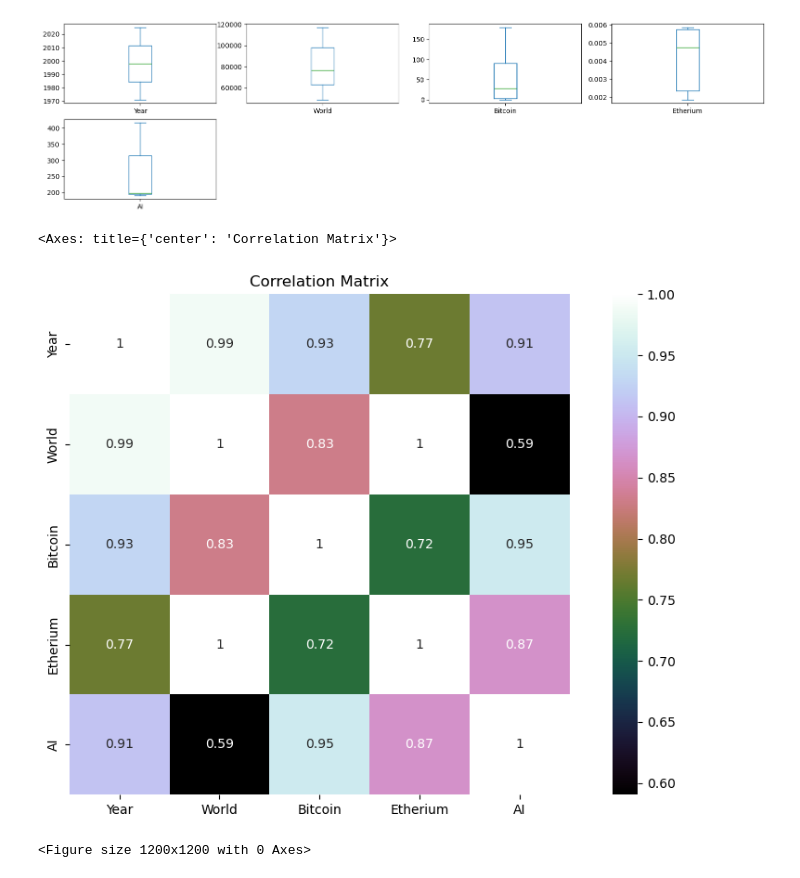
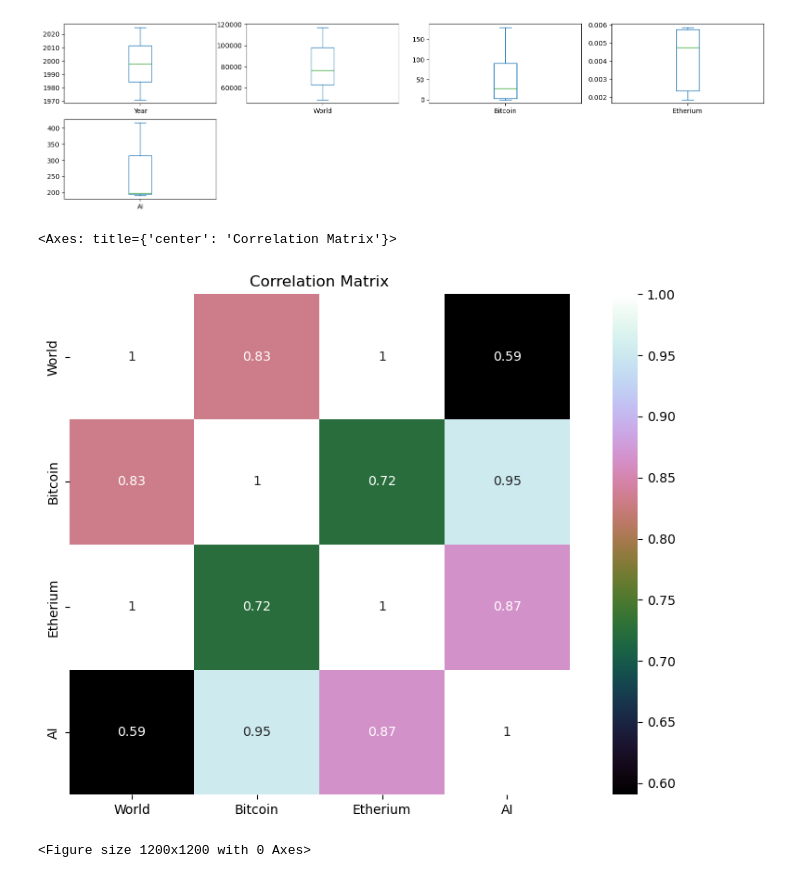
Before and after one commit to gustavos-andrade/crypto_ai_energy_consumption, a Jupyter notebook: Exploratory_Analysis.ipynb, the cells around one changed output. Cells and saved outputs as stored; diff of their text form; code cells hidden in the pictures.

```diff
--- a/Exploratory_Analysis.ipynb
+++ b/Exploratory_Analysis.ipynb
@@ -97,13 +97,13 @@ pyplot.show()
 [figure]
 # %%
 # correlation
-correlation = total.corr()
+correlation = total.loc[:,total.columns != 'Year'].corr()
 pyplot.figure(figsize=(12,7))
 pyplot.title('Correlation Matrix')
 sns.heatmap(correlation, vmax=1, square=True,annot=True,cmap='cubehelix')
 # %% [output]
 <Axes: title={'center': 'Correlation Matrix'}>
-[figure, old version]
+[figure, new version]
 # %%
 # Scatterplot Matrix
 from pandas.plotting import scatter_matrix
```
Also changed, not shown: 3 other files.
